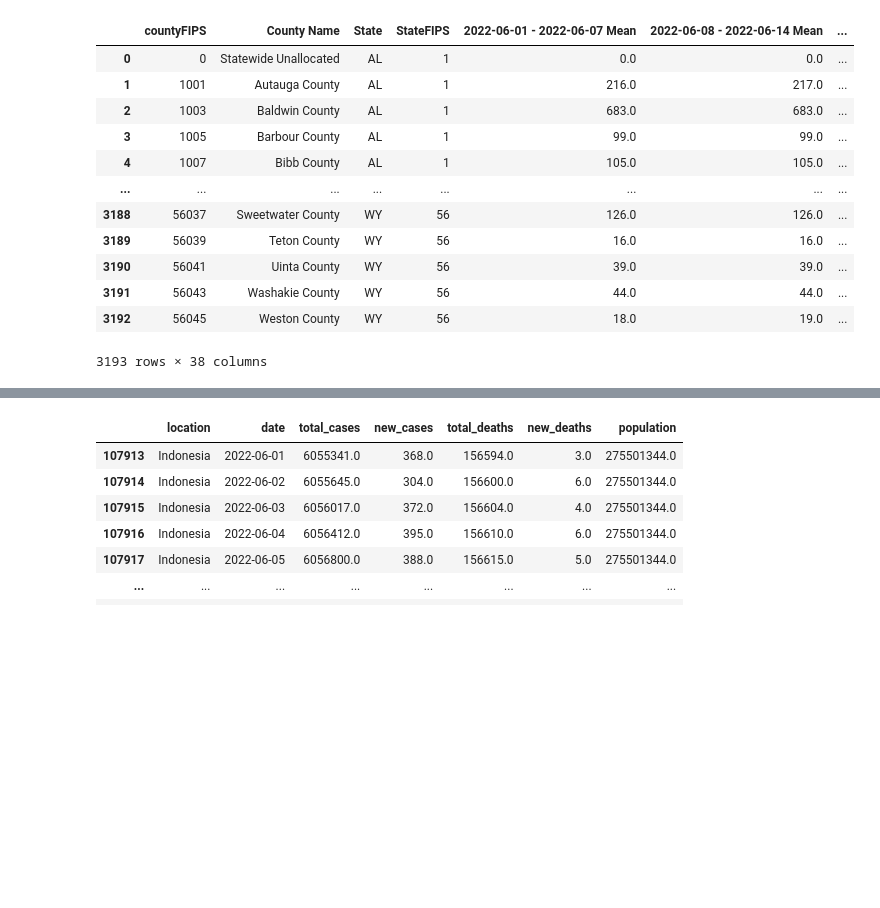
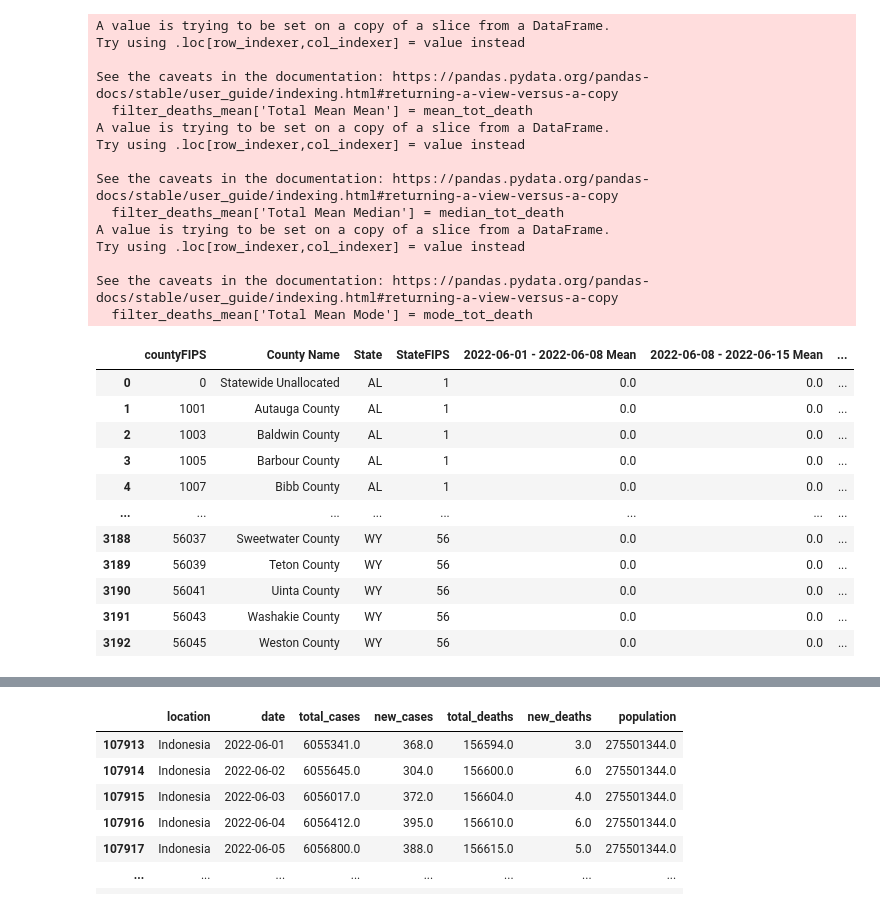
Before and after one commit to lajolico/405-project, a Jupyter notebook: Stage II/Team_work/country_comparison.ipynb, the cells around one changed output, grey strips where cells are left out. Drawn from its saved outputs; the diff is of its cells as text; code cells hidden in the pictures; blank space fills up the shorter version.

```diff
--- a/Stage II/Team_work/country_comparison.ipynb
+++ b/Stage II/Team_work/country_comparison.ipynb
@@ -76,0 +72,31 @@ Cases:
+# %%
+deaths = pd.read_csv("data/covid_deaths_usafacts.csv")
+
+deaths = deaths.drop(deaths.iloc[:, 4 : 864], axis=1)
+deaths = deaths.drop(deaths.iloc[:, 219 : 235], axis=1)
+
+# Calculating the difference to get the new death cases
+for i in range (5, len(deaths.columns)):
+    diff = deaths[deaths.columns[i]] - deaths[deaths.columns[i - 1]]
+    deaths[f'new_deaths {deaths.columns[i]}'] = diff
+
+deaths = deaths.drop(deaths.iloc[:, 4:219], axis= 1)
+temp = {}
+j = ((len(deaths.columns) - 4) % 7) - 1
+
+length = len(deaths.columns) - 3
+for i in range(4, len(deaths.columns), 7):
+    if (length) < (i + 7) :
+        deaths[f'{deaths.columns[i]} - {deaths.columns[i + j]} Sum'] = deaths[deaths.columns[i:i + j]].sum(axis=1)
+        deaths[f'{deaths.columns[i]} - {deaths.columns[i + j]} Mean'] = deaths[deaths.columns[i:i + j]].mean(axis=1).round()
+        deaths[f'{deaths.columns[i]} - {deaths.columns[i + j]} Median'] = deaths[deaths.columns[i:i + j]].median(axis=1).round()
+        deaths[f'{deaths.columns[i]} - {deaths.columns[i + j]} Mode'] = deaths[deaths.columns[i:i + j]].mode(axis=1)[0]
+    else:
+        deaths[f'{deaths.columns[i]} - {deaths.columns[i + 7]} Sum'] = deaths[deaths.columns[i:i + 7]].sum(axis=1)
+        deaths[f'{deaths.columns[i]} - {deaths.columns[i + 7]} Mean'] = deaths[deaths.columns[i:i + 7]].mean(axis=1).round()
+        deaths[f'{deaths.columns[i]} - {deaths.columns[i + 7]} Median'] = deaths[deaths.columns[i:i + 7]].median(axis=1).round()
+        deaths[f'{deaths.columns[i]} - {deaths.columns[i + 7]} Mode'] = deaths[deaths.columns[i:i + 7]].mode(axis=1)[0]
+
+
+deaths.columns = deaths.columns.str.replace('new_deaths ', '')
+deaths
@@ -76,0 +137,6 @@ Cases:
+# %%
+# Merging population to both confirmed and death dataframe
+deaths = deaths.merge(population, how='left', on='countyFIPS')
+
+deaths = deaths.fillna(0)
+deaths
@@ -109,29 +201,42 @@ Deaths:
 # %%
-filter_deaths_mean = deaths.drop(confirmed.filter(regex='Median'), axis=1)
-filter_deaths_mean = filter_deaths_mean.drop(filter_deaths_mean.filter(regex='Mode'), axis=1)
+filter_deaths_mean = deaths.filter(regex=r'countyFIPS|County Name|State|StateFIPS|Mean')
 
 # Calculate basic statistics (mean, median, mode) on that mean data
-mean_tot_death = filter_deaths_mean.iloc[:,4:].mean(axis=1)
+mean_tot_death = filter_deaths_mean.iloc[:,4:].mean(axis=1).round()
 filter_deaths_mean['Total Mean Mean'] = mean_tot_death
 
-median_tot_death = filter_deaths_mean.iloc[:,4:].median(axis=1)
+median_tot_death = filter_deaths_mean.iloc[:,4:].median(axis=1).round()
 filter_deaths_mean['Total Mean Median'] = median_tot_death
 
 mode_tot_death = filter_deaths_mean.iloc[:,4:].mode(axis=1)[0]
 filter_deaths_mean['Total Mean Mode'] = mode_tot_death
 
 filter_deaths_mean
 # %% [output]
+A value is trying to be set on a copy of a slice from a DataFrame.
+Try using .loc[row_indexer,col_indexer] = value instead
+
+See the caveats in the documentation: https://pandas.pydata.org/pandas-docs/stable/user_guide/indexing.html#returning-a-view-versus-a-copy
+  filter_deaths_mean['Total Mean Mean'] = mean_tot_death
+A value is trying to be set on a copy of a slice from a DataFrame.
+Try using .loc[row_indexer,col_indexer] = value instead
+
+See the caveats in the documentation: https://pandas.pydata.org/pandas-docs/stable/user_guide/indexing.html#returning-a-view-versus-a-copy
+  filter_deaths_mean['Total Mean Median'] = median_tot_death
+A value is trying to be set on a copy of a slice from a DataFrame.
+Try using .loc[row_indexer,col_indexer] = value instead
+
+See the caveats in the documentation: https://pandas.pydata.org/pandas-docs/stable/user_guide/indexing.html#returning-a-view-versus-a-copy
+  filter_deaths_mean['Total Mean Mode'] = mode_tot_death
-|  | countyFIPS | County Name | State | StateFIPS | 2022-06-01 - 2022-06-07 Mean | 2022-06-08 - 2022-06-14 Mean | ... |
+|  | countyFIPS | County Name | State | StateFIPS | 2022-06-01 - 2022-06-08 Mean | 2022-06-08 - 2022-06-15 Mean | ... |
 | 0 | 0 | Statewide Unallocated | AL | 1 | 0.0 | 0.0 | ... |
-| 1 | 1001 | Autauga County | AL | 1 | 216.0 | 217.0 | ... |
-| 2 | 1003 | Baldwin County | AL | 1 | 683.0 | 683.0 | ... |
-| 3 | 1005 | Barbour County | AL | 1 | 99.0 | 99.0 | ... |
-| 4 | 1007 | Bibb County | AL | 1 | 105.0 | 105.0 | ... |
+| 1 | 1001 | Autauga County | AL | 1 | 0.0 | 0.0 | ... |
+| 2 | 1003 | Baldwin County | AL | 1 | 0.0 | 0.0 | ... |
+| 3 | 1005 | Barbour County | AL | 1 | 0.0 | 0.0 | ... |
+| 4 | 1007 | Bibb County | AL | 1 | 0.0 | 0.0 | ... |
 | ... | ... | ... | ... | ... | ... | ... | ... |
-| 3188 | 56037 | Sweetwater County | WY | 56 | 126.0 | 126.0 | ... |
-| 3189 | 56039 | Teton County | WY | 56 | 16.0 | 16.0 | ... |
-| 3190 | 56041 | Uinta County | WY | 56 | 39.0 | 39.0 | ... |
-| 3191 | 56043 | Washakie County | WY | 56 | 44.0 | 44.0 | ... |
-| 3192 | 56045 | Weston County | WY | 56 | 18.0 | 19.0 | ... |
+| 3188 | 56037 | Sweetwater County | WY | 56 | 0.0 | 0.0 | ... |
+| 3189 | 56039 | Teton County | WY | 56 | 0.0 | 0.0 | ... |
+| 3190 | 56041 | Uinta County | WY | 56 | 0.0 | 0.0 | ... |
+| 3191 | 56043 | Washakie County | WY | 56 | 0.0 | 0.0 | ... |
+| 3192 | 56045 | Weston County | WY | 56 | 0.0 | 0.0 | ... |
-3193 rows × 38 columns
```
Also changed, not shown: parts of 31 cells of this notebook, 3 other files.
